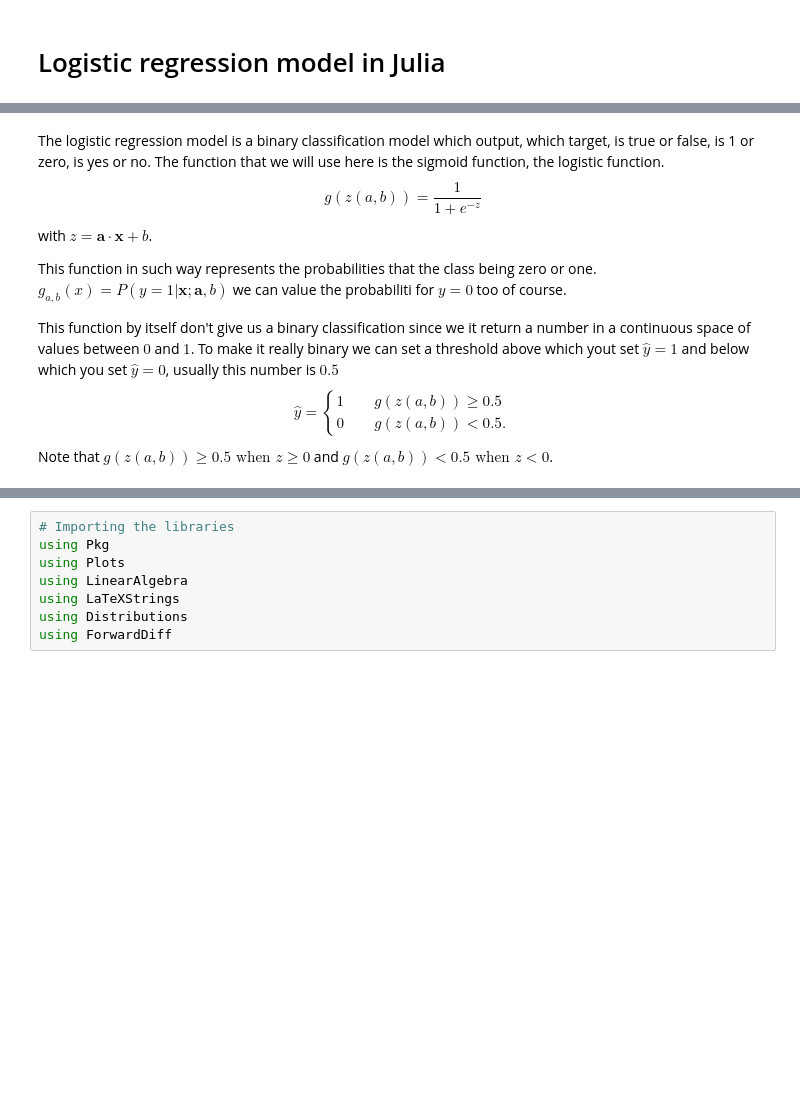
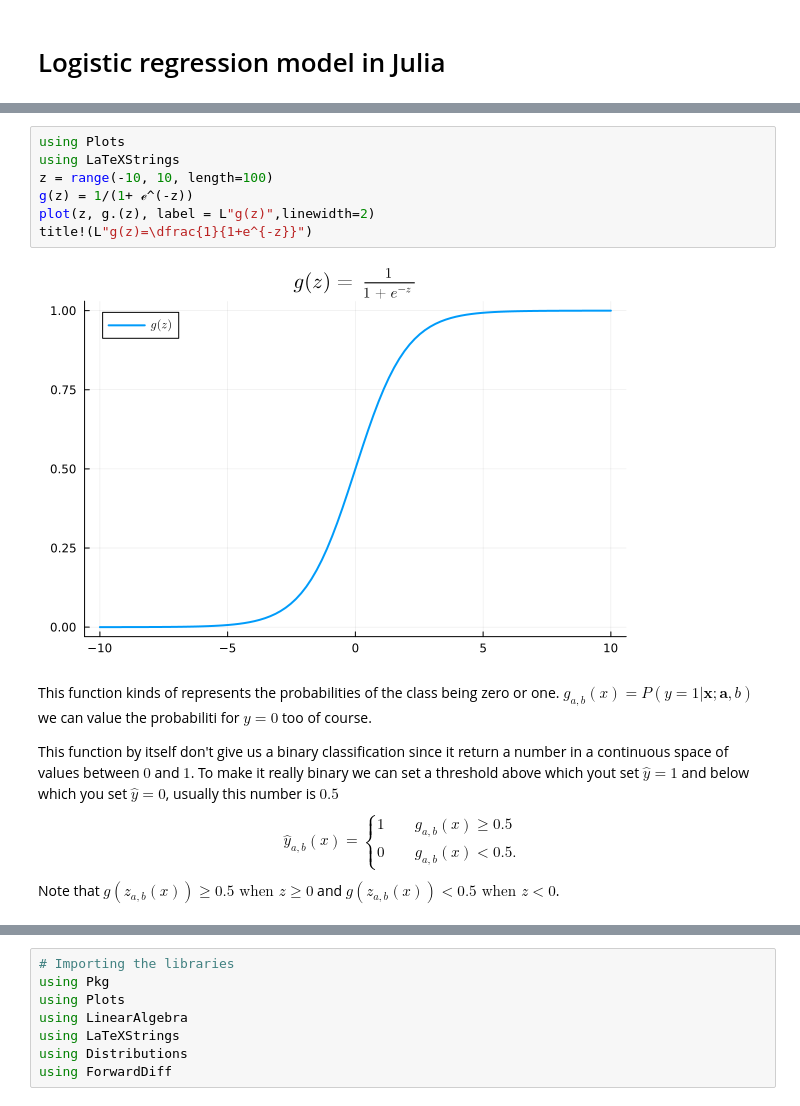
Before and after one commit to mack-hughes/Logistic_regression, a Jupyter notebook: Logistic_regression_model_Julia.ipynb, the cells around one changed output, grey strips where cells are left out. Saved outputs shown, nothing was run; the diff lists cells and outputs as text; blank space fills up the shorter version.

```diff
--- a/Logistic_regression_model_Julia.ipynb
+++ b/Logistic_regression_model_Julia.ipynb
@@ -3,10 +7,15 @@
+# %%
+using Plots
+using LaTeXStrings
+z = range(-10, 10, length=100)
+g(z) = 1/(1+ ℯ^(-z))
+plot(z, g.(z), label = L"g(z)",linewidth=2)
+title!(L"g(z)=\dfrac{1}{1+e^{-z}}")
+# %% [output]
+[figure, added]
 # %% [markdown]
-The logistic regression model is a binary classification model which output, which target, is true or false, is 1 or zero, is yes or no.
-The function that we will use here is the sigmoid function, the logistic function. $$g(z(a,b)) = \dfrac{1}{1+e^{-z}}$$
-with $z = \mathbf a \cdot \mathbf x + b$.
+This function kinds of represents the probabilities of the class being zero or one. $g_{a,b} (x) = P(y=1|\mathbf x; \mathbf a, b)$ we can value the probabiliti for $y = 0$ too of course.
 
-This function in such way represents the probabilities that the class being zero or one. $g_{a,b} (x) = P(y=1|\mathbf x; \mathbf a, b)$ we can value the probabiliti for $y = 0$ too of course.
-
-This function by itself don't give us a binary classification since we it return a number in a continuous space of values between $0$ and $1$. To make it really binary we can set a threshold above which yout set $\hat y = 1$ and below which you set $\hat y = 0$, usually this number is $0.5$
-$$\hat y  = \begin{cases} 1 \qquad g(z(a,b)) \geq 0.5 \\ 0 \qquad g(z(a,b)) < 0.5. \end{cases}$$
-Note that $g(z(a,b)) \geq 0.5 \text{ when } z \geq 0 $ and $g(z(a,b)) < 0.5 \text{ when } z < 0 $.
+This function by itself don't give us a binary classification since it return a number in a continuous space of values between $0$ and $1$. To make it really binary we can set a threshold above which yout set $\hat y = 1$ and below which you set $\hat y = 0$, usually this number is $0.5$
+$$\hat y_{a,b}(x)  = \begin{cases} 1 \qquad g_{a,b}(x) \geq 0.5 \\ 0 \qquad g_{a,b}(x) < 0.5. \end{cases}$$
+Note that $g(z_{a,b}(x)) \geq 0.5 \text{ when } z \geq 0 $ and $g(z_{a,b}(x)) < 0.5 \text{ when } z < 0 $.
```
Also changed, not shown: parts of 40 cells of this notebook.
